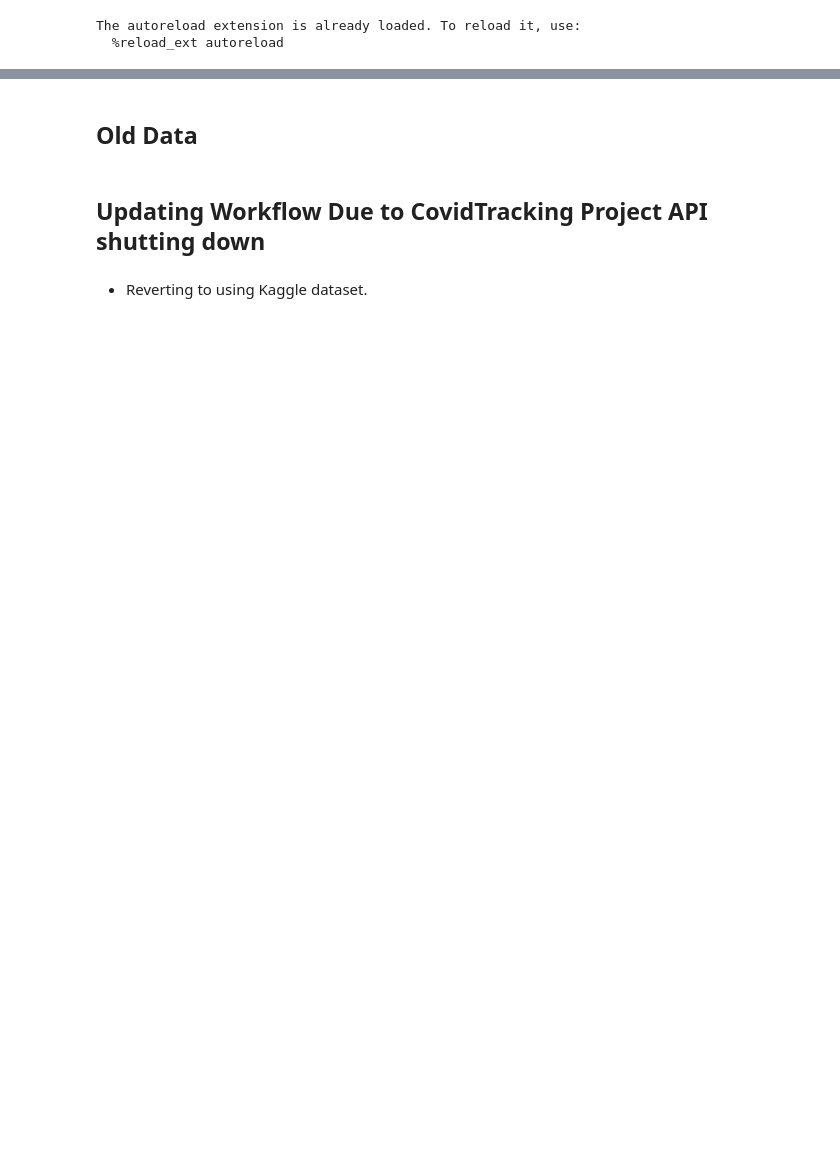
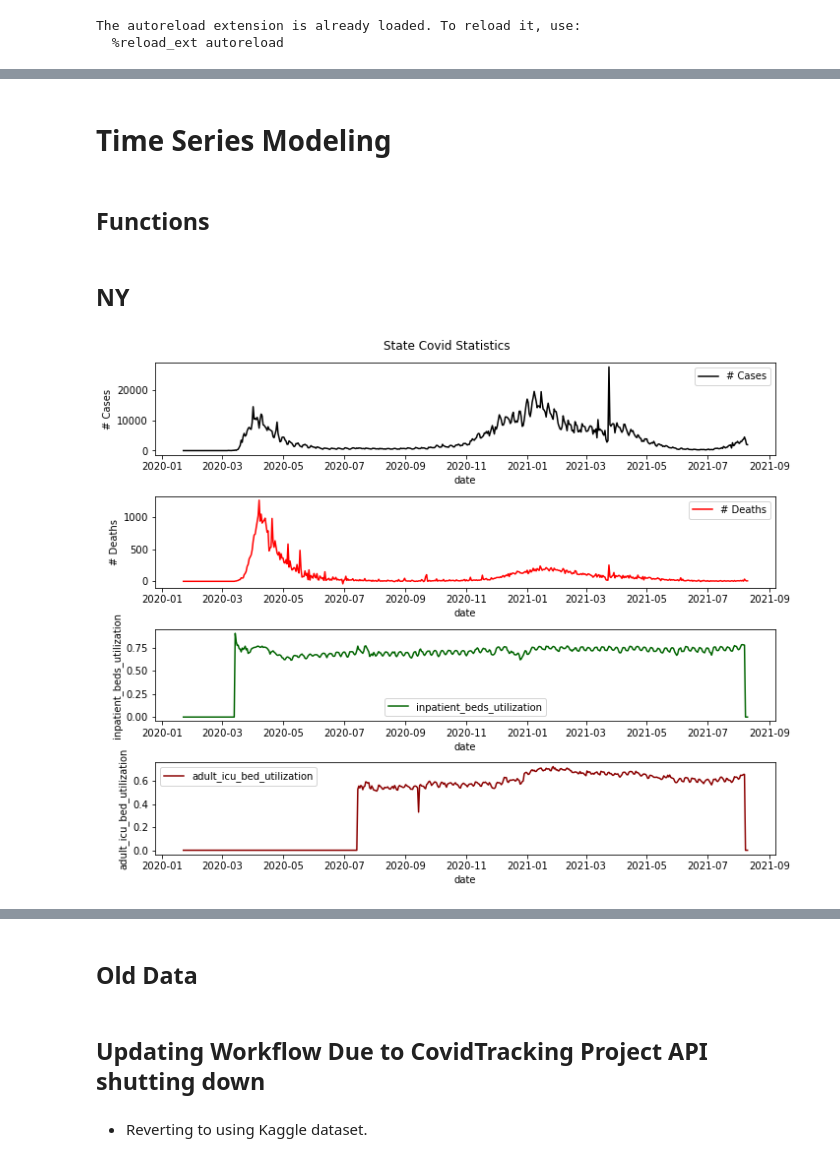
Before and after one commit to jirvingphd/playing-with-coronavirus-data, a Jupyter notebook: coronavirus_covid_19_timeseries_forecasting_08-2021.ipynb, the cells around one changed output, grey strips where cells are left out. Saved outputs shown, nothing was run; the diff lists cells and outputs as text; code cells hidden in the pictures; blank space fills up the shorter version.

Commit message:
Updated modeling

```diff
--- a/coronavirus_covid_19_timeseries_forecasting_08-2021.ipynb
+++ b/coronavirus_covid_19_timeseries_forecasting_08-2021.ipynb
@@ -188,0 +224,4 @@ plot_state(ny)
+# %% [markdown]
+# Time Series Modeling
+# %% [markdown]
+## Functions
@@ -188,0 +305,6 @@ plot_state(ny)
+# %% [markdown]
+## NY
+# %%
+plot_state(ny);
+# %% [output]
+[figure, added]
```
Also changed, not shown: parts of 72 cells of this notebook, 58 other files.
